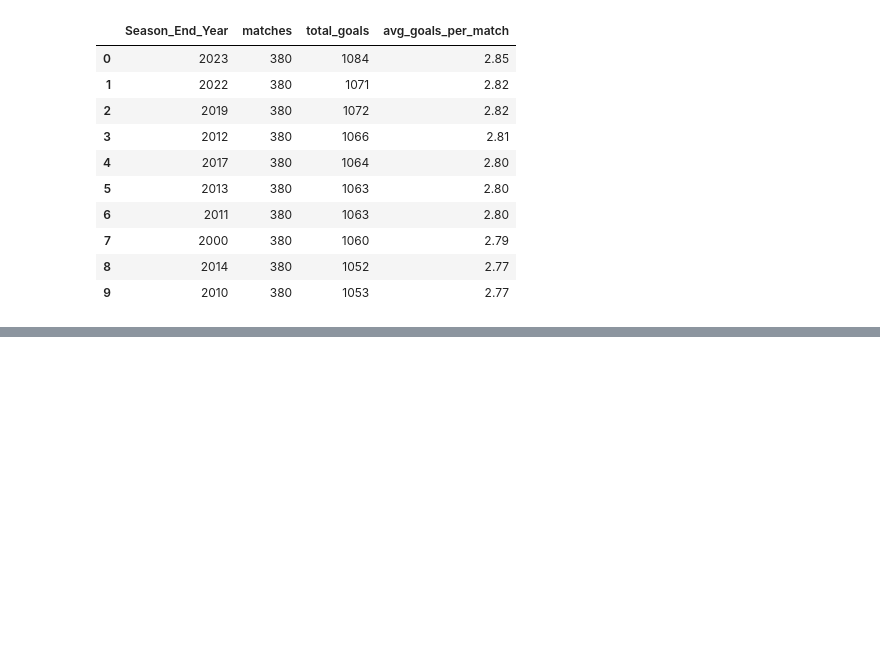
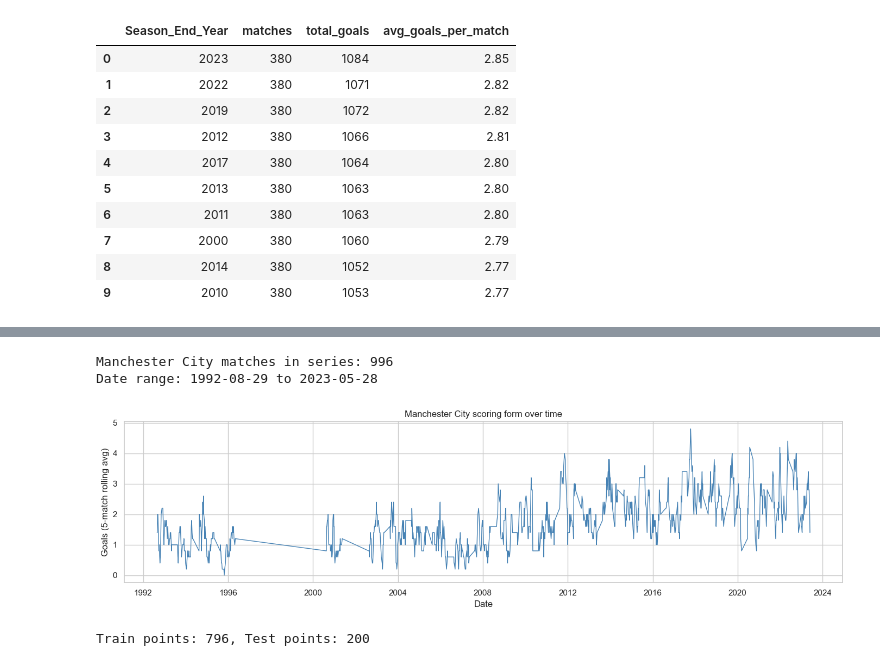
Before and after one commit to jamesmahinda1/epl-match-predictor, a Jupyter notebook: notebooks/epl_match_predictor.ipynb, the cells around one changed output, grey strips where cells are left out. Saved outputs shown, nothing was run; the diff lists cells and outputs as text; code cells hidden in the pictures; blank space fills up the shorter version.

```diff
--- a/notebooks/epl_match_predictor.ipynb
+++ b/notebooks/epl_match_predictor.ipynb
@@ -323,0 +585,32 @@ print(f'Saved {len(features)} matches with {len(feature_cols)} features')
+# %%
+# Build Manchester City's goals-scored series across all matches, in date order
+city = team_matches[team_matches['Team'] == 'Manchester City'].sort_values('Date').reset_index(drop=True)
+
+# 5-match rolling average of goals scored (their scoring form over time)
+city['goals_roll5'] = city['goals_scored'].rolling(5).mean()
+city_series = city.dropna(subset=['goals_roll5']).reset_index(drop=True)
+
+print(f'Manchester City matches in series: {len(city_series)}')
+print(f'Date range: {city_series["Date"].min().date()} to {city_series["Date"].max().date()}')
+
+plt.figure(figsize=(14, 4))
+plt.plot(city_series['Date'], city_series['goals_roll5'], linewidth=1, color='steelblue')
+plt.xlabel('Date')
+plt.ylabel('Goals (5-match rolling avg)')
+plt.title('Manchester City scoring form over time')
+plt.tight_layout()
+plt.show()
+# %% [output]
+Manchester City matches in series: 996
+Date range: 1992-08-29 to 2023-05-28
+[figure, added]
+# %%
+# Time-based split: train on the earlier 80%, forecast the most recent 20%
+series = city_series['goals_roll5'].values
+ts_split = int(len(series) * 0.8)
+ts_train = series[:ts_split]
+ts_test = series[ts_split:]
+
+print(f'Train points: {len(ts_train)}, Test points: {len(ts_test)}')
+# %% [output]
+Train points: 796, Test points: 200
```
Also changed, not shown: parts of 27 cells of this notebook, 2 other files.
